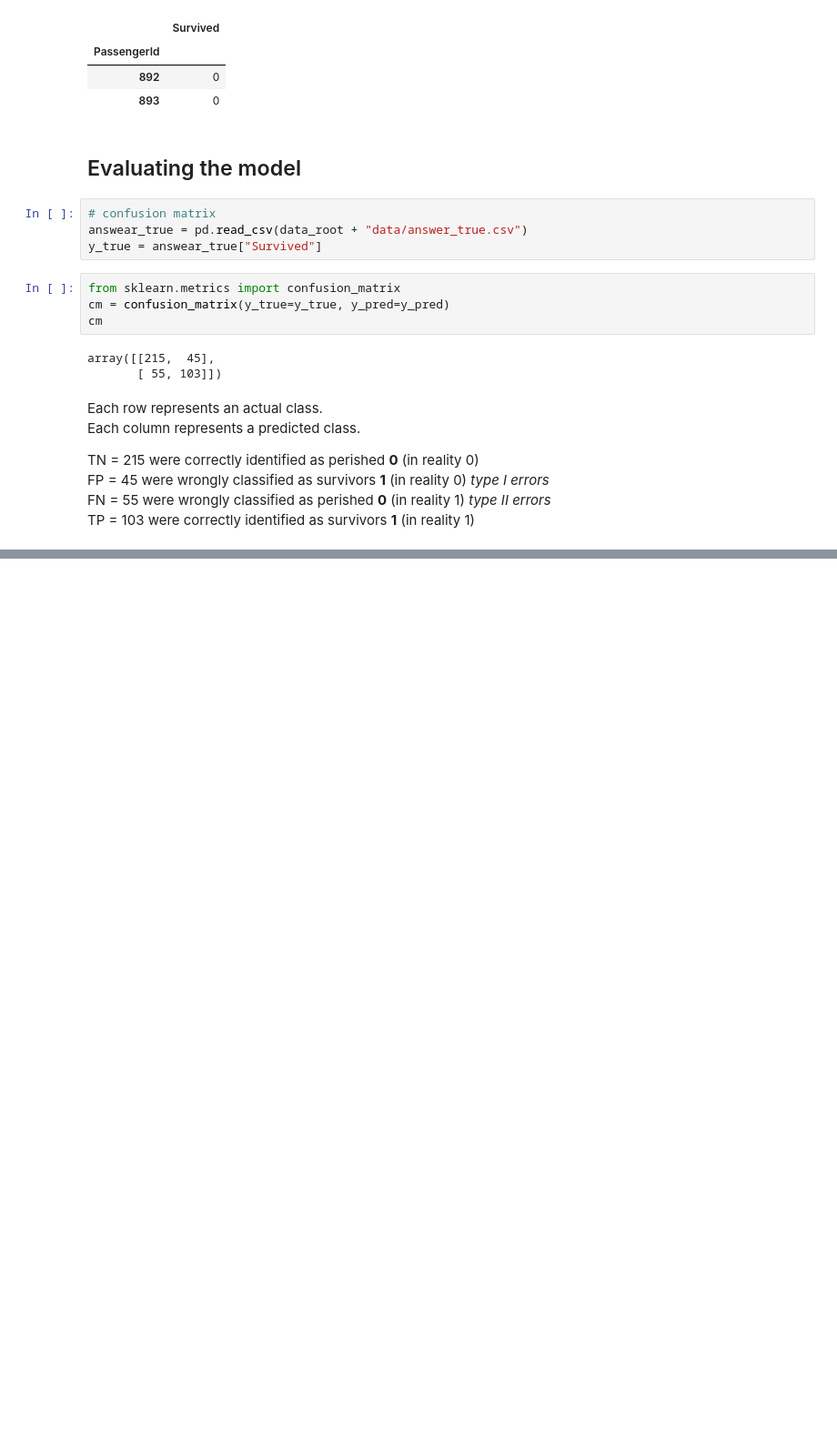
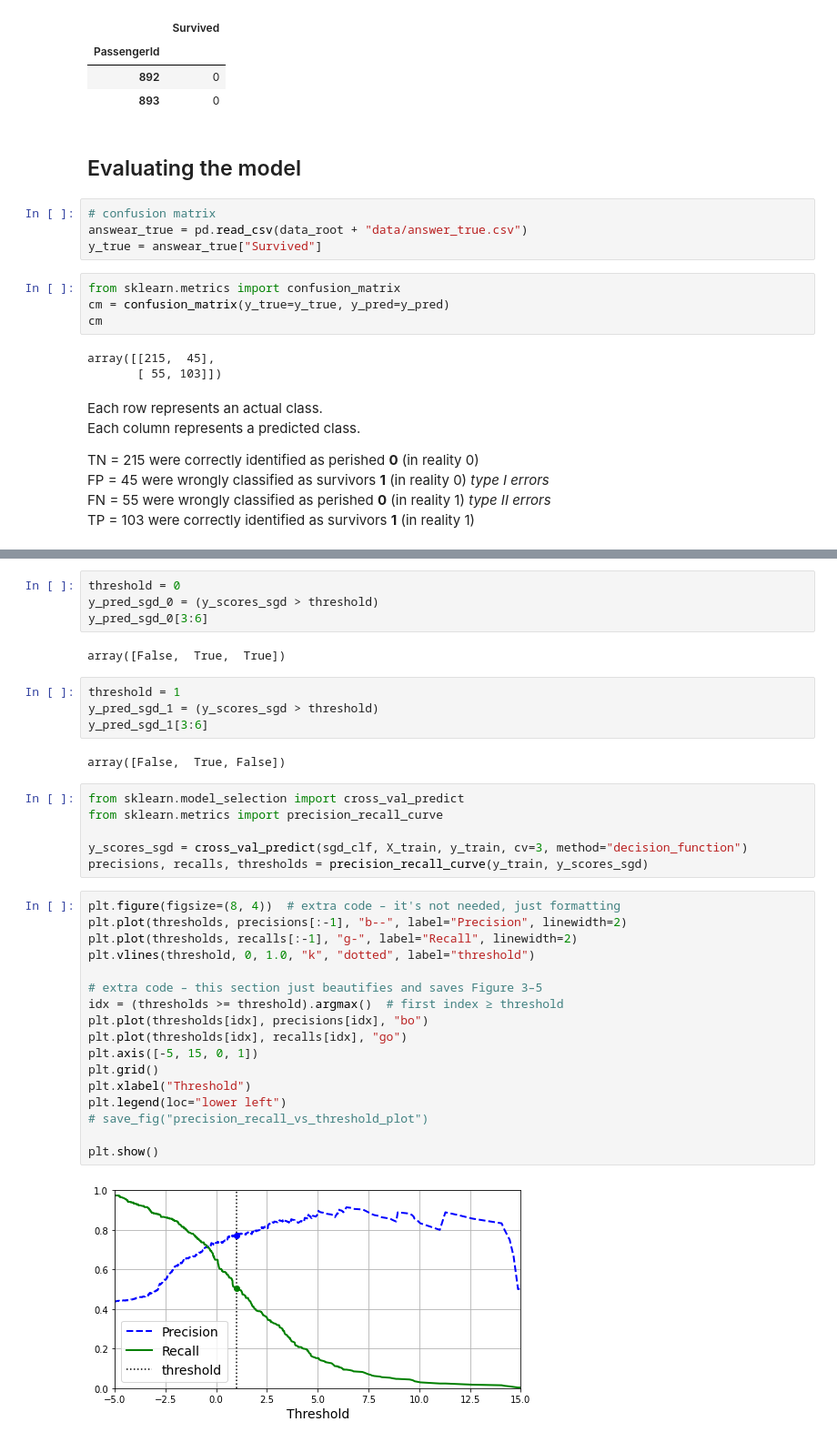
Before and after one commit to lupiel/kaggle-titanic-ml, a Jupyter notebook: ml-notebook.ipynb, the cells around one changed output, grey strips where cells are left out. Shown: that part at 91% size. Cells and saved outputs as stored; diff of their text form; blank space fills up the shorter version.

```diff
--- a/ml-notebook.ipynb
+++ b/ml-notebook.ipynb
@@ -283,0 +270,37 @@ array([-0.89798553, -0.29802527, -1.66316137, -1.05571636,  2.63823052,
+# %%
+threshold = 0
+y_pred_sgd_0 = (y_scores_sgd > threshold)
+y_pred_sgd_0[3:6]
+# %% [output]
+array([False,  True,  True])
+# %%
+threshold = 1
+y_pred_sgd_1 = (y_scores_sgd > threshold)
+y_pred_sgd_1[3:6]
+# %% [output]
+array([False,  True, False])
+# %%
+from sklearn.model_selection import cross_val_predict
+from sklearn.metrics import precision_recall_curve
+
+y_scores_sgd = cross_val_predict(sgd_clf, X_train, y_train, cv=3, method="decision_function")
+precisions, recalls, thresholds = precision_recall_curve(y_train, y_scores_sgd)
+# %%
+plt.figure(figsize=(8, 4))  # extra code – it's not needed, just formatting
+plt.plot(thresholds, precisions[:-1], "b--", label="Precision", linewidth=2)
+plt.plot(thresholds, recalls[:-1], "g-", label="Recall", linewidth=2)
+plt.vlines(threshold, 0, 1.0, "k", "dotted", label="threshold")
+
+# extra code – this section just beautifies and saves Figure 3–5
+idx = (thresholds >= threshold).argmax()  # first index ≥ threshold
+plt.plot(thresholds[idx], precisions[idx], "bo")
+plt.plot(thresholds[idx], recalls[idx], "go")
+plt.axis([-5, 15, 0, 1])
+plt.grid()
+plt.xlabel("Threshold")
+plt.legend(loc="lower left")
+# save_fig("precision_recall_vs_threshold_plot")
+
+plt.show()
+# %% [output]
+[figure, added]
```
Also changed, not shown: parts of 10 cells of this notebook.
